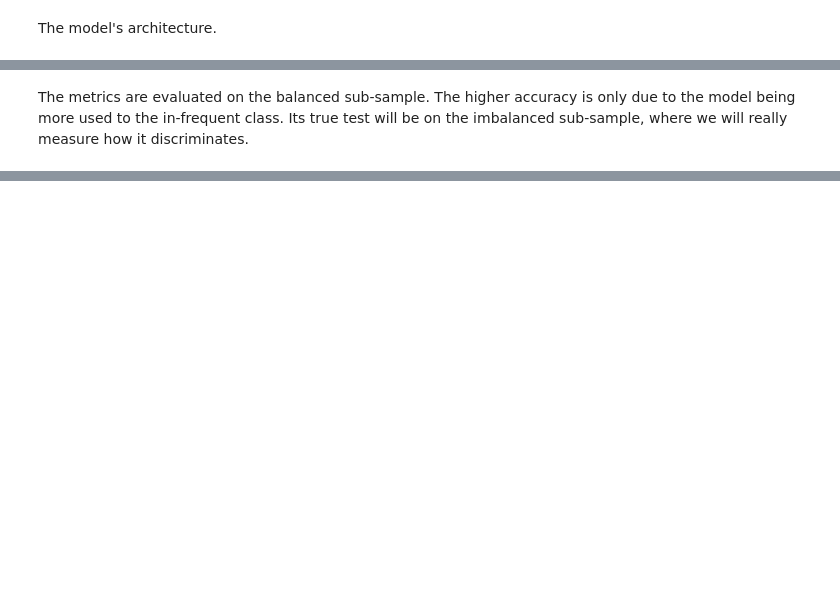
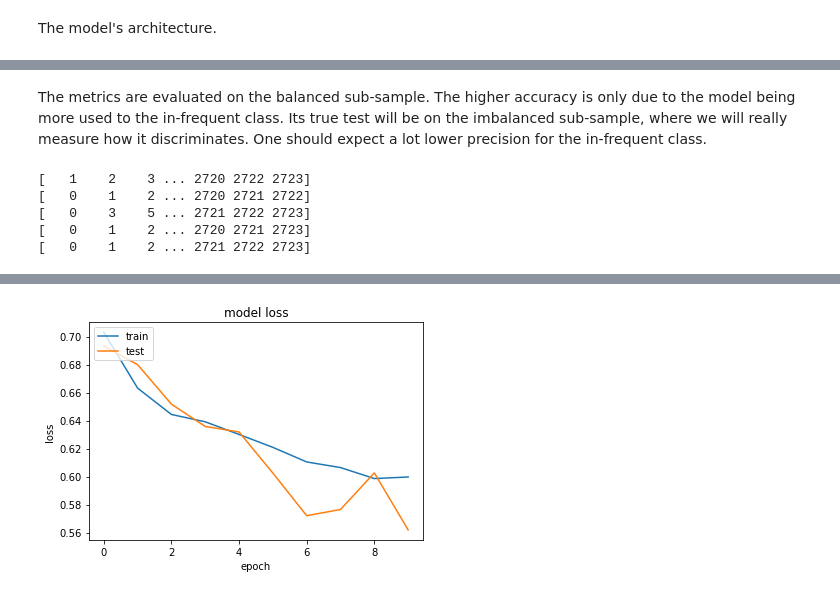
Before and after one commit to BorutFlis/Scripts, a Jupyter notebook: RNN - Multiclass Grid Search - Football - Imbalanced.ipynb, the cells around one changed output, grey strips where cells are left out. Saved outputs shown, nothing was run; the diff lists cells and outputs as text; code cells hidden in the pictures; blank space fills up the shorter version.

```diff
--- a/RNN - Multiclass Grid Search - Football - Imbalanced.ipynb
+++ b/RNN - Multiclass Grid Search - Football - Imbalanced.ipynb
@@ -121,10 +121,12 @@ from sklearn.preprocessing import LabelEncoder
 le = LabelEncoder()
 y = le.fit_transform(y)
 
-n_class_var = len(np.unique(y))
+y_orig = le.transform(y_orig)
 # %%
 scaler = StandardScaler()
 X = scaler.fit_transform(X)
+
+X_orig = scaler.transform(X_orig)
 # %% [markdown]
 The model's architecture.
 # %%
@@ -261,5 +263,5 @@ weighted avg       0.66      0.65      0.65       182
 # %% [markdown]
-The metrics are evaluated on the balanced sub-sample. The higher accuracy is only due to the model being more used to the in-frequent class. Its true test will be on the imbalanced sub-sample, where we will really measure how it discriminates.
+The metrics are evaluated on the balanced sub-sample. The higher accuracy is only due to the model being more used to the in-frequent class. Its true test will be on the imbalanced sub-sample, where we will really measure how it discriminates. One should expect a lot lower precision for the in-frequent class.
 # %%
 from sklearn.pipeline import make_pipeline
 from imblearn.pipeline import make_pipeline as imbalanced_make_pipeline
@@ -268,0 +272,28 @@ from imblearn.metrics import classification_report_imbalanced
+# %%
+sss = StratifiedKFold(n_splits=5, random_state=None, shuffle=True)
+
+for train_index, test_index in sss.split(X_orig, y_orig):
+    print(train_index)
+# %% [output]
+[   1    2    3 ... 2720 2722 2723]
+[   0    1    2 ... 2720 2721 2722]
+[   0    3    5 ... 2721 2722 2723]
+[   0    1    2 ... 2720 2721 2723]
+[   0    1    2 ... 2721 2722 2723]
+# %%
+from imblearn.over_sampling import SMOTE
+
+sm = SMOTE(random_state=42)
+X_res, y_res = sm.fit_resample(X_orig[train_index], y_orig[train_index])
+# %%
+model = create_model(optimizer="adam")
+history = model.fit(X_res, y_res, validation_data=(X_orig[test_index], y_orig[test_index]), batch_size=8, epochs=10)
+
+plt.plot(history.history['loss'])
+plt.plot(history.history['val_loss'])
+plt.title('model loss')
+plt.ylabel('loss')
+plt.xlabel('epoch')
+plt.legend(['train', 'test'], loc='upper left')
+plt.show()
+# %% [output]
@@ -268,0 +320 @@ from imblearn.metrics import classification_report_imbalanced
+[figure, added]
```
Also changed, not shown: parts of 11 cells of this notebook.
